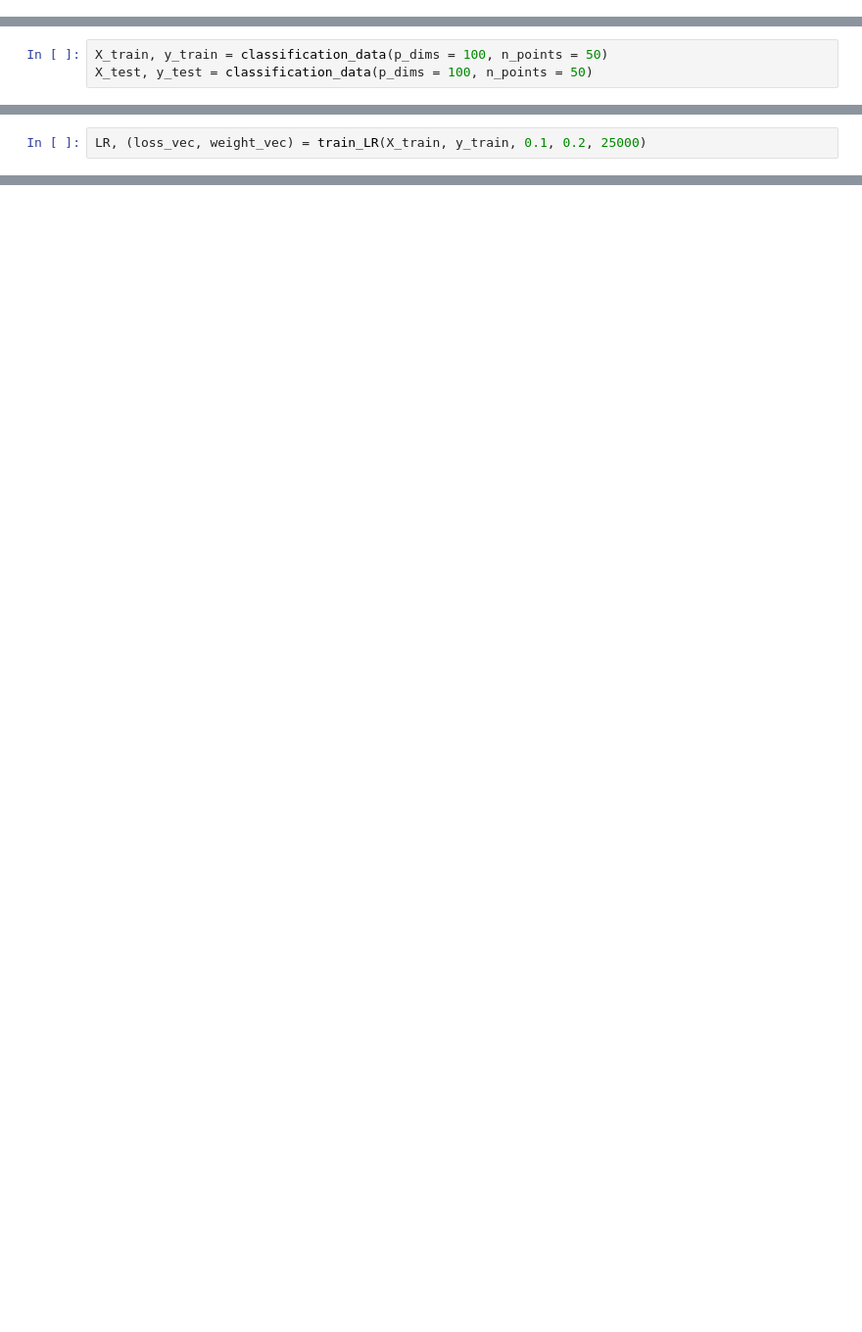
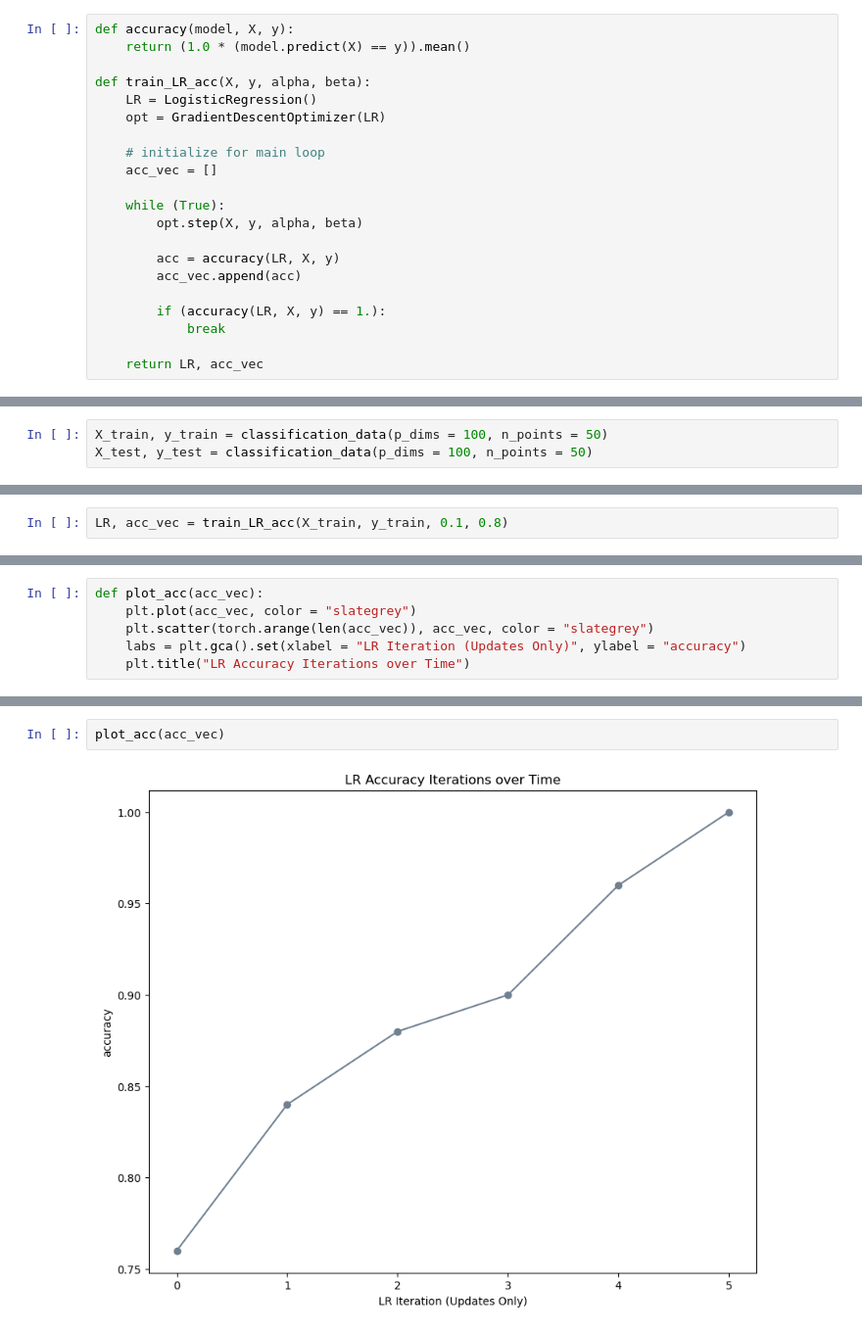
Before and after one commit to jblake05/ml-0451, a Jupyter notebook: posts/Logistic/index.ipynb, the cells around one changed output, grey strips where cells are left out. Shown: that part at 98% size. Saved outputs shown, nothing was run; the diff lists cells and outputs as text; blank space fills up the shorter version.

Commit message:
Logistic regression edits

```diff
--- a/posts/Logistic/index.ipynb
+++ b/posts/Logistic/index.ipynb
@@ -154 +157,22 @@ plot_loss(loss_vec)
+# %%
+def accuracy(model, X, y):
+    return (1.0 * (model.predict(X) == y)).mean()
+
+def train_LR_acc(X, y, alpha, beta):
+    LR = LogisticRegression()
+    opt = GradientDescentOptimizer(LR)
+
+    # initialize for main loop
+    acc_vec = []
+
+    while (True):
+        opt.step(X, y, alpha, beta)
+
+        acc = accuracy(LR, X, y)
+        acc_vec.append(acc)
+
+        if (accuracy(LR, X, y) == 1.):
+            break
+
+    return LR, acc_vec
 # %% [markdown]
@@ -161,2 +185,2 @@ Since the goal of this experiment was to try to get an accuracy of 100%, I set t
 # %%
-LR, (loss_vec, weight_vec) = train_LR(X_train, y_train, 0.1, 0.2, 25000)
+LR, acc_vec = train_LR_acc(X_train, y_train, 0.1, 0.8)
@@ -176,0 +201,6 @@ tensor(0.0009)
+# %%
+def plot_acc(acc_vec):
+    plt.plot(acc_vec, color = "slategrey")
+    plt.scatter(torch.arange(len(acc_vec)), acc_vec, color = "slategrey")
+    labs = plt.gca().set(xlabel = "LR Iteration (Updates Only)", ylabel = "accuracy")
+    plt.title("LR Accuracy Iterations over Time")
@@ -176,0 +209,4 @@ tensor(0.0009)
+# %%
+plot_acc(acc_vec)
+# %% [output]
+[figure, added]
```
Also changed, not shown: parts of 22 cells of this notebook, 14 other files.
